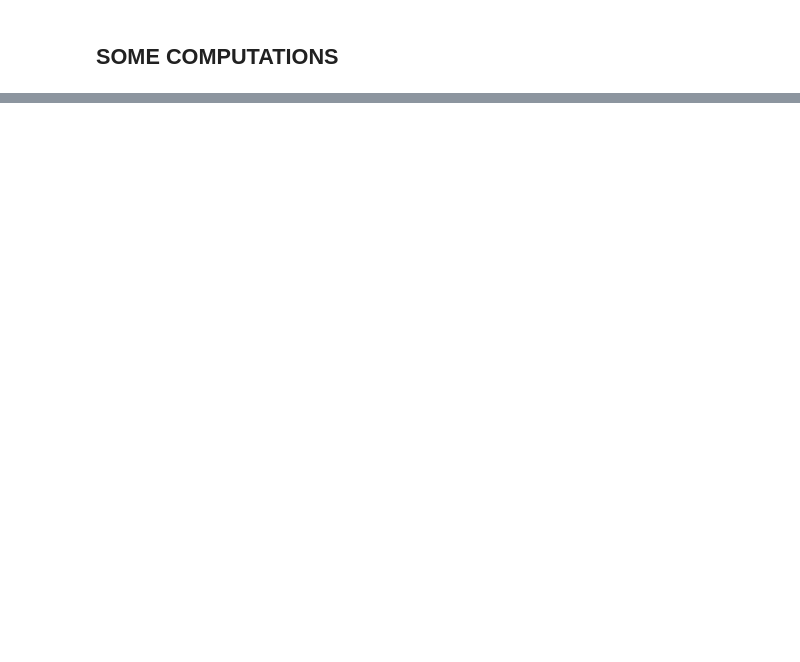
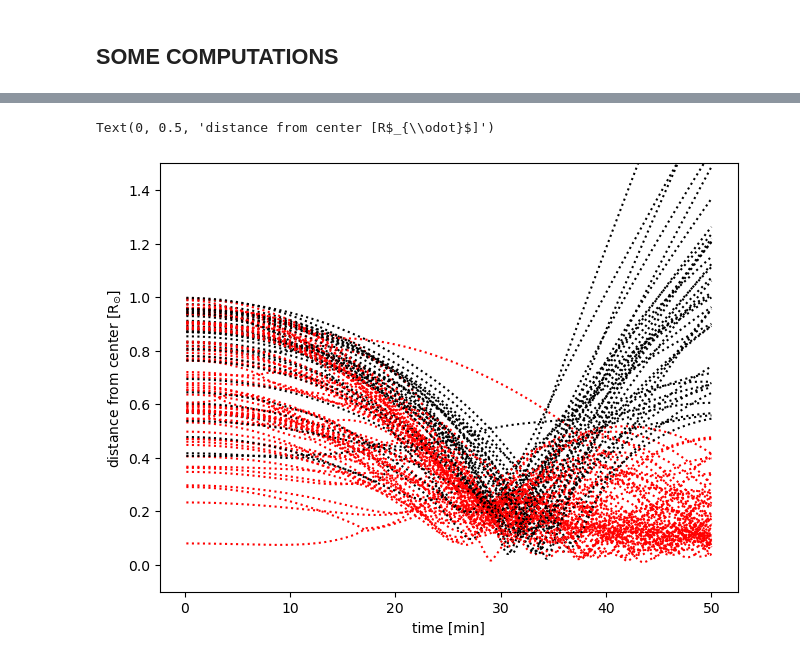
Before and after one commit to RoccoGiugni/DoSS-24-25, a Jupyter notebook: PS02/PS02.ipynb, the cells around one changed output, grey strips where cells are left out. Saved outputs shown, nothing was run; the diff lists cells and outputs as text; code cells hidden in the pictures; blank space fills up the shorter version.

```diff
--- a/PS02/PS02.ipynb
+++ b/PS02/PS02.ipynb
@@ -185,0 +180,18 @@ array([0.11519745, 0.08211262, 0.11992088, 0.04899428, 0.02324371,
+# %%
+# Plotting distance vs time
+
+fig, ax = plt.subplots(1, 1, layout='constrained')
+
+for i in range(N):
+    if(.5 < d_mtx[-1, i]):
+        ax.plot(time, d_mtx[:, i], ':', color='k')
+    else:
+        ax.plot(time, d_mtx[:, i], ':', color='r')
+
+ax.set_ylim(top=1.5)
+
+ax.set_xlabel('time [min]')
+ax.set_ylabel('distance from center [R$_{\odot}$]')
+# %% [output]
+Text(0, 0.5, 'distance from center [R$_{\\odot}$]')
+[figure, added]
```
Also changed, not shown: parts of 11 cells of this notebook, 1 other file.
